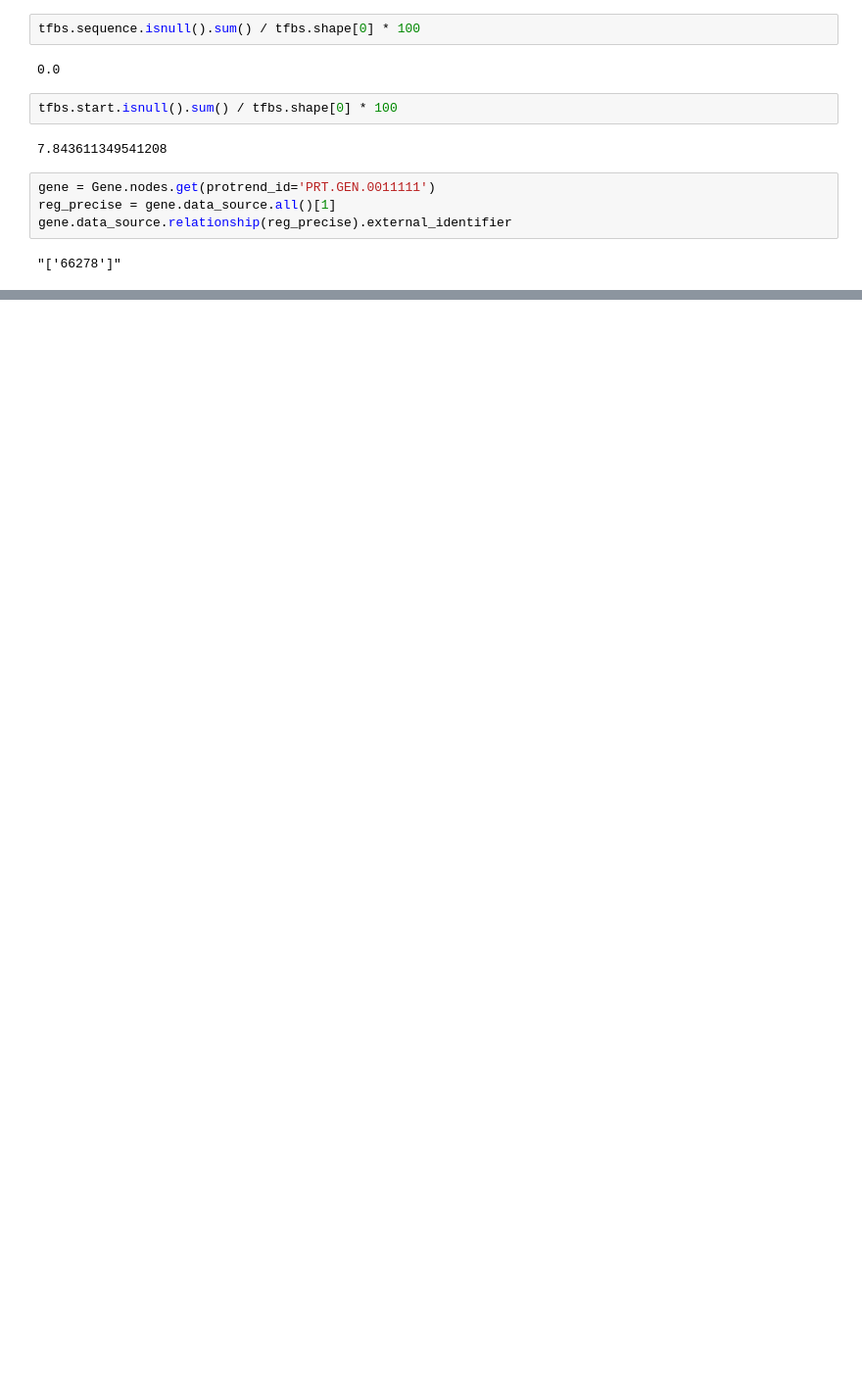
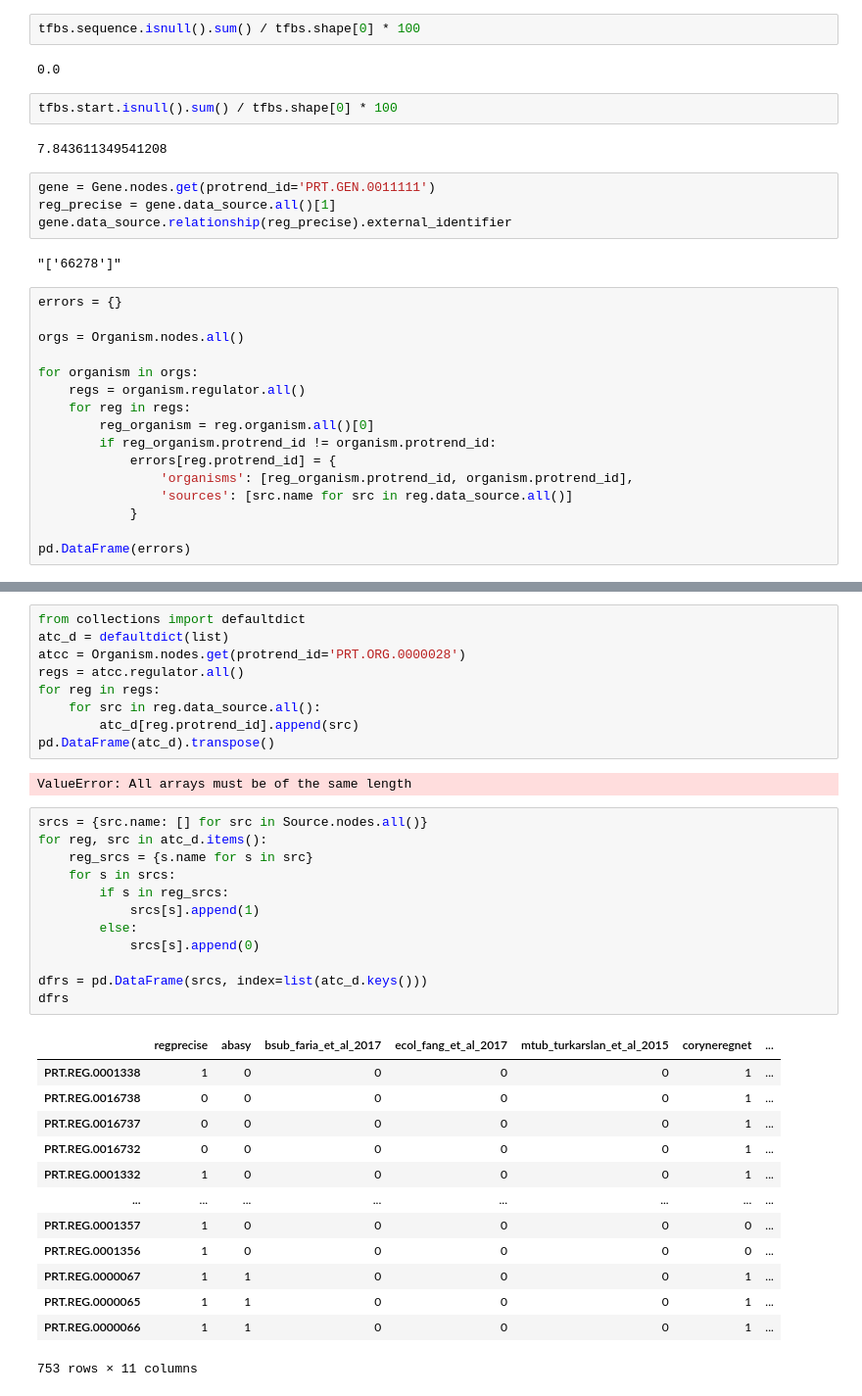
Before and after one commit to cruz-f/protrend-database, a Jupyter notebook: src/protrend/report/database_reports.ipynb, the cells around one changed output, grey strips where cells are left out. Shown at 98% size. Cells and saved outputs as stored; diff of their text form; blank space fills up the shorter version.

```diff
--- a/src/protrend/report/database_reports.ipynb
+++ b/src/protrend/report/database_reports.ipynb
@@ -255,3 +257,19 @@ reg_precise = gene.data_source.all()[1]
 gene.data_source.relationship(reg_precise).external_identifier
 # %% [output]
 "['66278']"
+# %%
+errors = {}
+
+orgs = Organism.nodes.all()
+
+for organism in orgs:
+    regs = organism.regulator.all()
+    for reg in regs:
+        reg_organism = reg.organism.all()[0]
+        if reg_organism.protrend_id != organism.protrend_id:
+            errors[reg.protrend_id] = {
+                'organisms': [reg_organism.protrend_id, organism.protrend_id],
+                'sources': [src.name for src in reg.data_source.all()]
+            }
+
+pd.DataFrame(errors)
@@ -257,0 +280,37 @@ gene.data_source.relationship(reg_precise).external_identifier
+# %%
+from collections import defaultdict
+atc_d = defaultdict(list)
+atcc = Organism.nodes.get(protrend_id='PRT.ORG.0000028')
+regs = atcc.regulator.all()
+for reg in regs:
+    for src in reg.data_source.all():
+        atc_d[reg.protrend_id].append(src)
+pd.DataFrame(atc_d).transpose()
+# %% [output]
+ValueError: All arrays must be of the same length
+# %%
+srcs = {src.name: [] for src in Source.nodes.all()}
+for reg, src in atc_d.items():
+    reg_srcs = {s.name for s in src}
+    for s in srcs:
+        if s in reg_srcs:
+            srcs[s].append(1)
+        else:
+            srcs[s].append(0)
+
+dfrs = pd.DataFrame(srcs, index=list(atc_d.keys()))
+dfrs
+# %% [output]
+|  | regprecise | abasy | bsub_faria_et_al_2017 | ecol_fang_et_al_2017 | mtub_turkarslan_et_al_2015 | coryneregnet | ... |
+| PRT.REG.0001338 | 1 | 0 | 0 | 0 | 0 | 1 | ... |
+| PRT.REG.0016738 | 0 | 0 | 0 | 0 | 0 | 1 | ... |
+| PRT.REG.0016737 | 0 | 0 | 0 | 0 | 0 | 1 | ... |
+| PRT.REG.0016732 | 0 | 0 | 0 | 0 | 0 | 1 | ... |
+| PRT.REG.0001332 | 1 | 0 | 0 | 0 | 0 | 1 | ... |
+| ... | ... | ... | ... | ... | ... | ... | ... |
+| PRT.REG.0001357 | 1 | 0 | 0 | 0 | 0 | 0 | ... |
+| PRT.REG.0001356 | 1 | 0 | 0 | 0 | 0 | 0 | ... |
+| PRT.REG.0000067 | 1 | 1 | 0 | 0 | 0 | 1 | ... |
+| PRT.REG.0000065 | 1 | 1 | 0 | 0 | 0 | 1 | ... |
+| PRT.REG.0000066 | 1 | 1 | 0 | 0 | 0 | 1 | ... |
+753 rows × 11 columns
```
Also changed, not shown: parts of 9 cells of this notebook, 2 other files.
